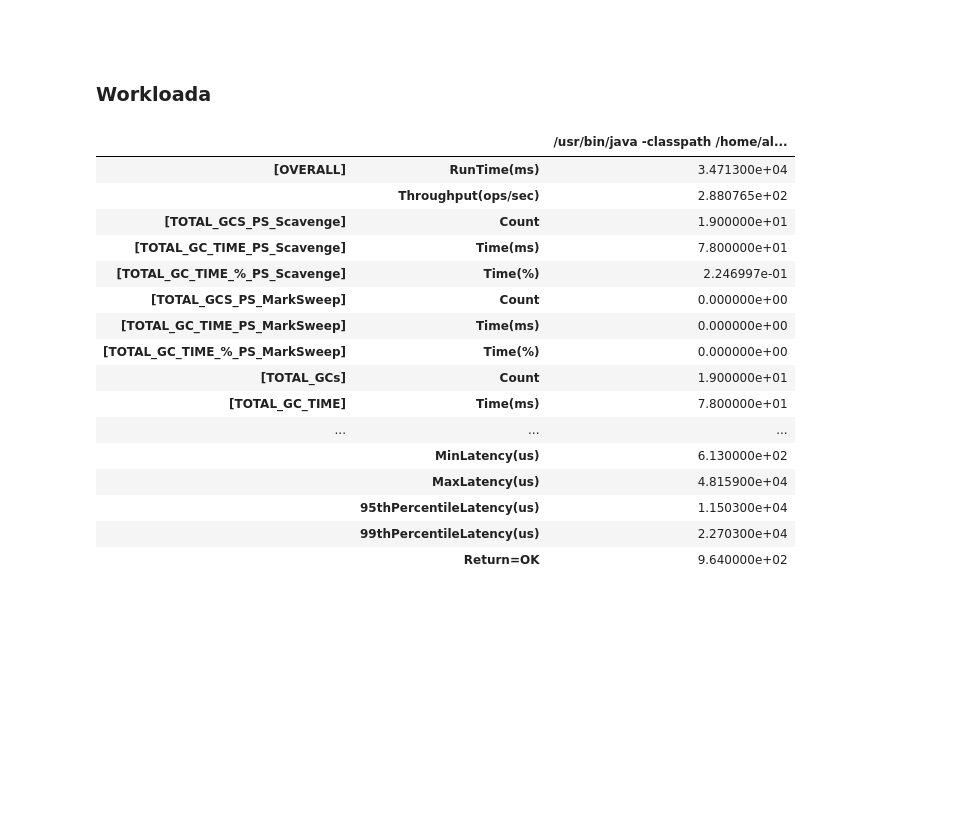
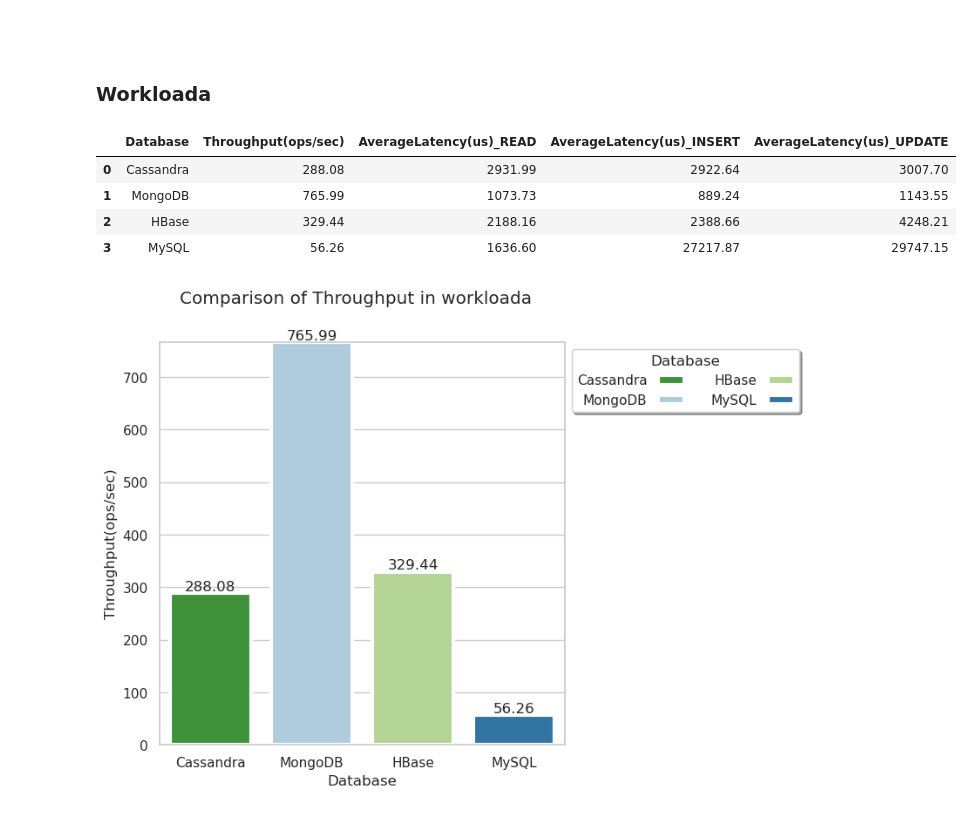
Before and after one commit to alecfei/sentiment-analysis-climate-change, a Jupyter notebook: benchmark testing/compare results and visualise.ipynb, the cells around one changed output. Drawn from its saved outputs; the diff is of its cells as text; code cells hidden in the pictures; blank space fills up the shorter version.

Commit message:
visualising benchmarking results

```diff
--- a/benchmark testing/compare results and visualise.ipynb
+++ b/benchmark testing/compare results and visualise.ipynb
@@ -10,25 +11,21 @@ import pandas as pd
 import matplotlib.pyplot as plt
 import seaborn as sns
 %matplotlib inline
-# %% [markdown]
-### Workloada
+# %% [markdown]
+### Workloada
 # %%
-workloada = pd.
+workloada = pd.DataFrame({
+    'Database': ['Cassandra', 'MongoDB', 'HBase', 'MySQL'],
+    'Throughput(ops/sec)': [288.08, 765.99, 329.44, 56.26],
+    'AverageLatency(us)_READ': [2931.99, 1073.73, 2188.16, 1636.60],
+    'AverageLatency(us)_INSERT': [2922.64, 889.24, 2388.66, 27217.87],
+    'AverageLatency(us)_UPDATE': [3007.70, 1143.55, 4248.21, 29747.15]
+})
+
+workloada
 # %% [output]
-|  |  | /usr/bin/java -classpath /home/al... |
-| [OVERALL] | RunTime(ms) | 3.471300e+04 |
-|  | Throughput(ops/sec) | 2.880765e+02 |
-| [TOTAL_GCS_PS_Scavenge] | Count | 1.900000e+01 |
-| [TOTAL_GC_TIME_PS_Scavenge] | Time(ms) | 7.800000e+01 |
-| [TOTAL_GC_TIME_%_PS_Scavenge] | Time(%) | 2.246997e-01 |
-| [TOTAL_GCS_PS_MarkSweep] | Count | 0.000000e+00 |
-| [TOTAL_GC_TIME_PS_MarkSweep] | Time(ms) | 0.000000e+00 |
-| [TOTAL_GC_TIME_%_PS_MarkSweep] | Time(%) | 0.000000e+00 |
-| [TOTAL_GCs] | Count | 1.900000e+01 |
-| [TOTAL_GC_TIME] | Time(ms) | 7.800000e+01 |
-| ... | ... | ... |
-|  | MinLatency(us) | 6.130000e+02 |
-|  | MaxLatency(us) | 4.815900e+04 |
-|  | 95thPercentileLatency(us) | 1.150300e+04 |
-|  | 99thPercentileLatency(us) | 2.270300e+04 |
-|  | Return=OK | 9.640000e+02 |
+|  | Database | Throughput(ops/sec) | AverageLatency(us)_READ | AverageLatency(us)_INSERT | AverageLatency(us)_UPDATE |
+| 0 | Cassandra | 288.08 | 2931.99 | 2922.64 | 3007.70 |
+| 1 | MongoDB | 765.99 | 1073.73 | 889.24 | 1143.55 |
+| 2 | HBase | 329.44 | 2188.16 | 2388.66 | 4248.21 |
+| 3 | MySQL | 56.26 | 1636.60 | 27217.87 | 29747.15 |
@@ -34,0 +93,6 @@ workloada = pd.
+# %%
+plot_barchart(workloada, suptitle = "Comparison of Throughput in workloada",
+              y_column = "Throughput(ops/sec)", ylabel = "Throughput(ops/sec)",
+              ylim=(0, max(workloada["Throughput(ops/sec)"])))
+# %% [output]
+[figure, added]
```
Also changed, not shown: parts of 11 cells of this notebook.
